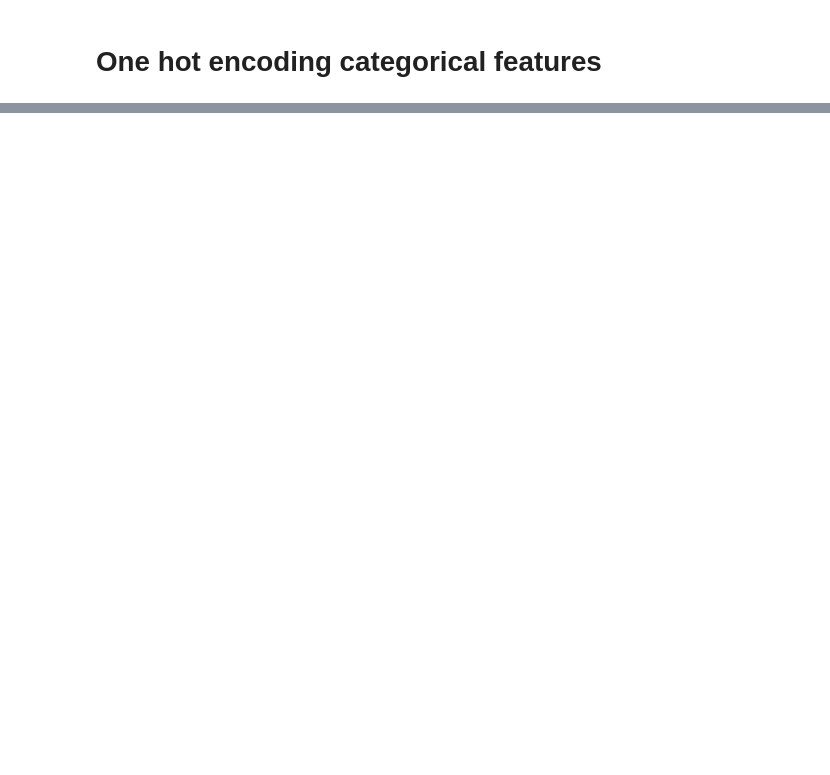
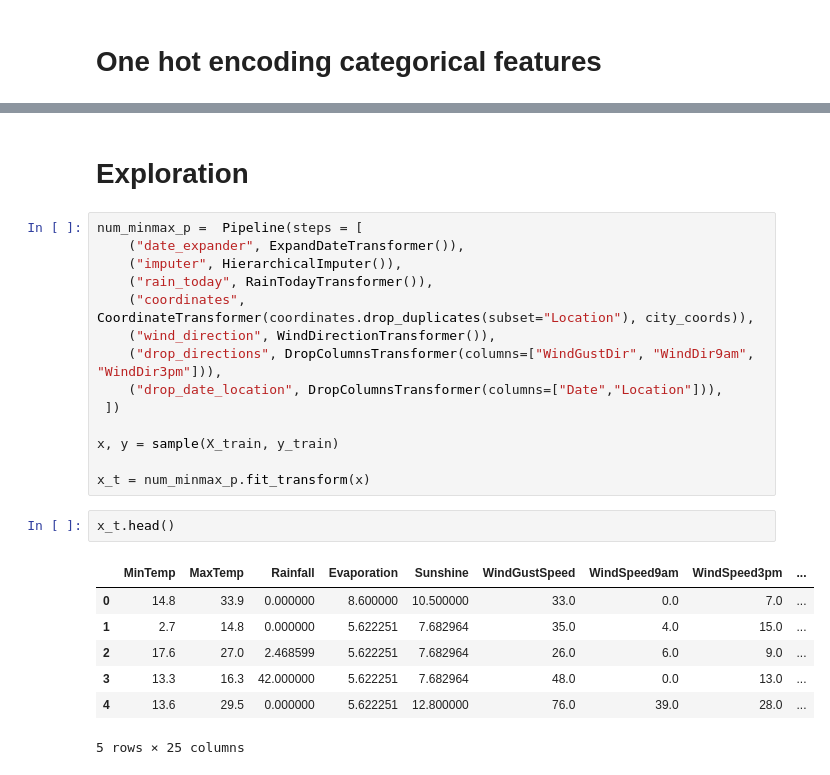
Before and after one commit to LeoCenturion/rain-in-australia, a Jupyter notebook: models/logistic-reg.ipynb, the cells around one changed output, grey strips where cells are left out. Drawn from its saved outputs; the diff is of its cells as text; blank space fills up the shorter version.

```diff
--- a/models/logistic-reg.ipynb
+++ b/models/logistic-reg.ipynb
@@ -233,0 +482,26 @@ weighted avg       0.72      0.60      0.64    113754
+# %% [markdown]
+# Exploration
+# %%
+num_minmax_p =  Pipeline(steps = [
+    ("date_expander", ExpandDateTransformer()),
+    ("imputer", HierarchicalImputer()),
+    ("rain_today", RainTodayTransformer()),
+    ("coordinates", CoordinateTransformer(coordinates.drop_duplicates(subset="Location"), city_coords)),
+    ("wind_direction", WindDirectionTransformer()),
+    ("drop_directions", DropColumnsTransformer(columns=["WindGustDir", "WindDir9am", "WindDir3pm"])),
+    ("drop_date_location", DropColumnsTransformer(columns=["Date","Location"])),
+ ])
+
+x, y = sample(X_train, y_train)
+
+x_t = num_minmax_p.fit_transform(x)
+# %%
+x_t.head()
+# %% [output]
+|  | MinTemp | MaxTemp | Rainfall | Evaporation | Sunshine | WindGustSpeed | WindSpeed9am | WindSpeed3pm | ... |
+| 0 | 14.8 | 33.9 | 0.000000 | 8.600000 | 10.500000 | 33.0 | 0.0 | 7.0 | ... |
+| 1 | 2.7 | 14.8 | 0.000000 | 5.622251 | 7.682964 | 35.0 | 4.0 | 15.0 | ... |
+| 2 | 17.6 | 27.0 | 2.468599 | 5.622251 | 7.682964 | 26.0 | 6.0 | 9.0 | ... |
+| 3 | 13.3 | 16.3 | 42.000000 | 5.622251 | 7.682964 | 48.0 | 0.0 | 13.0 | ... |
+| 4 | 13.6 | 29.5 | 0.000000 | 5.622251 | 12.800000 | 76.0 | 39.0 | 28.0 | ... |
+5 rows × 25 columns
```
Also changed, not shown: parts of 26 cells of this notebook, 1 other file.
